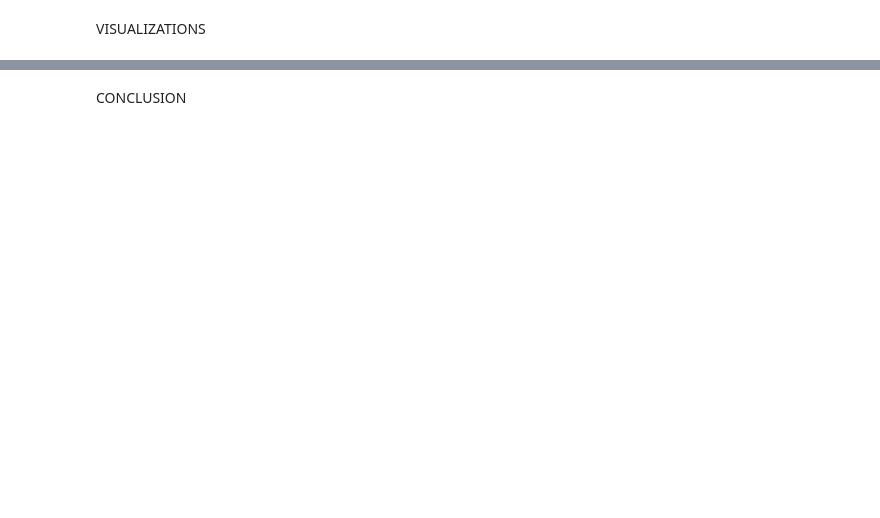
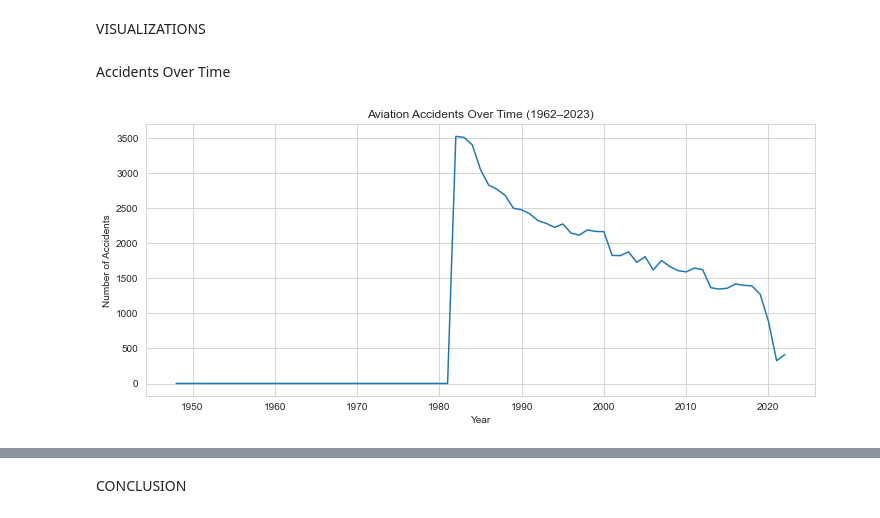
Before and after one commit to triciatoo/My-Phase-1-Project, a Jupyter notebook: index.ipynb, the cells around one changed output, grey strips where cells are left out. Drawn from its saved outputs; the diff is of its cells as text; code cells hidden in the pictures; blank space fills up the shorter version.

Commit message:
I have added the Visualizations, Observations, Insights and the recommendations

```diff
--- a/index.ipynb
+++ b/index.ipynb
@@ -314,2 +356,24 @@ dtype: int64
 # %% [markdown]
 VISUALIZATIONS
+# %%
+import matplotlib.pyplot as plt  #importing matplotlib
+import seaborn as sns            #importing seaborn
+
+# Set style for seaborn plots
+sns.set_style("whitegrid")
+
+# Ensure plots appear inside the notebook
+%matplotlib inline
+# %% [markdown]
+Accidents Over Time
+# %%
+accidents_per_year = df_aviation.groupby("Year")["Event.Id"].count()
+
+plt.figure(figsize=(12,5))
+sns.lineplot(x=accidents_per_year.index, y=accidents_per_year.values)
+plt.title("Aviation Accidents Over Time (1962–2023)")
+plt.xlabel("Year")
+plt.ylabel("Number of Accidents")
+plt.show()
+# %% [output]
+[figure, added]
```
Also changed, not shown: parts of 20 cells of this notebook, 1 other file.
